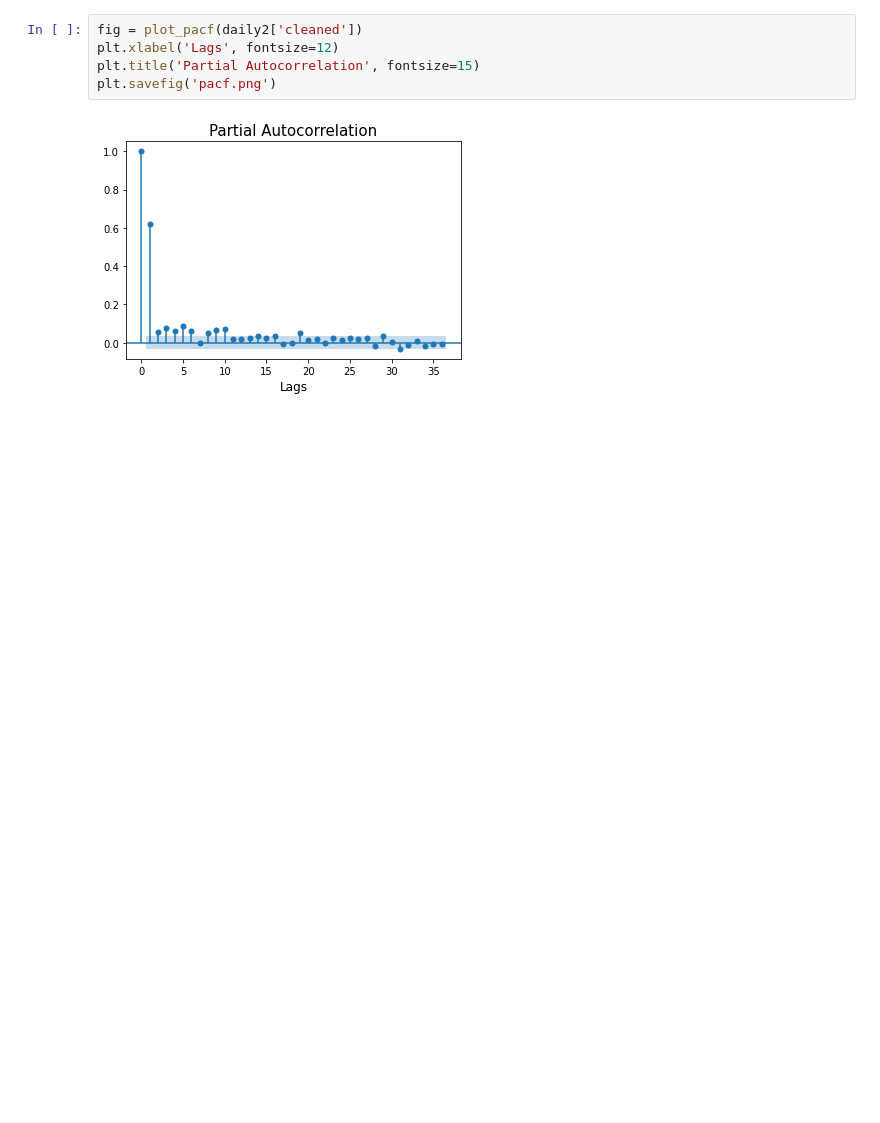
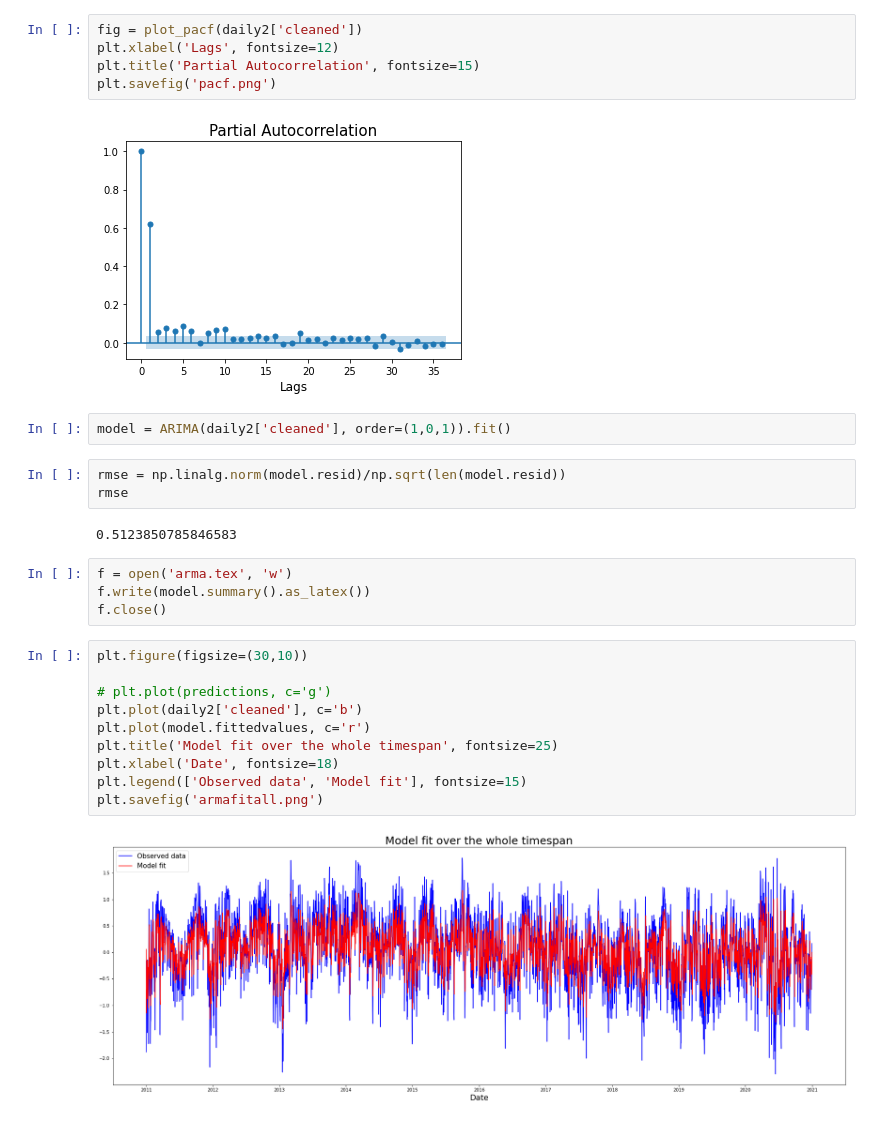
Before and after one commit to davidschulte/solar-forecasting, a Jupyter notebook: stf_project.ipynb, the cells around one changed output. Cells and saved outputs as stored; diff of their text form; blank space fills up the shorter version.

```diff
--- a/stf_project.ipynb
+++ b/stf_project.ipynb
@@ -199,3 +204,26 @@ plt.title('Partial Autocorrelation', fontsize=15)
 plt.savefig('pacf.png')
 # %% [output]
 [figure]
+# %%
+model = ARIMA(daily2['cleaned'], order=(1,0,1)).fit()
+# %%
+rmse = np.linalg.norm(model.resid)/np.sqrt(len(model.resid))
+rmse
+# %% [output]
+0.5123850785846583
+# %%
+f = open('arma.tex', 'w')
+f.write(model.summary().as_latex())
+f.close()
+# %%
+plt.figure(figsize=(30,10))
+
+# plt.plot(predictions, c='g')
+plt.plot(daily2['cleaned'], c='b')
+plt.plot(model.fittedvalues, c='r')
+plt.title('Model fit over the whole timespan', fontsize=25)
+plt.xlabel('Date', fontsize=18)
+plt.legend(['Observed data', 'Model fit'], fontsize=15)
+plt.savefig('armafitall.png')
+# %% [output]
+[figure, added]
```
Also changed, not shown: parts of 4 cells of this notebook.
